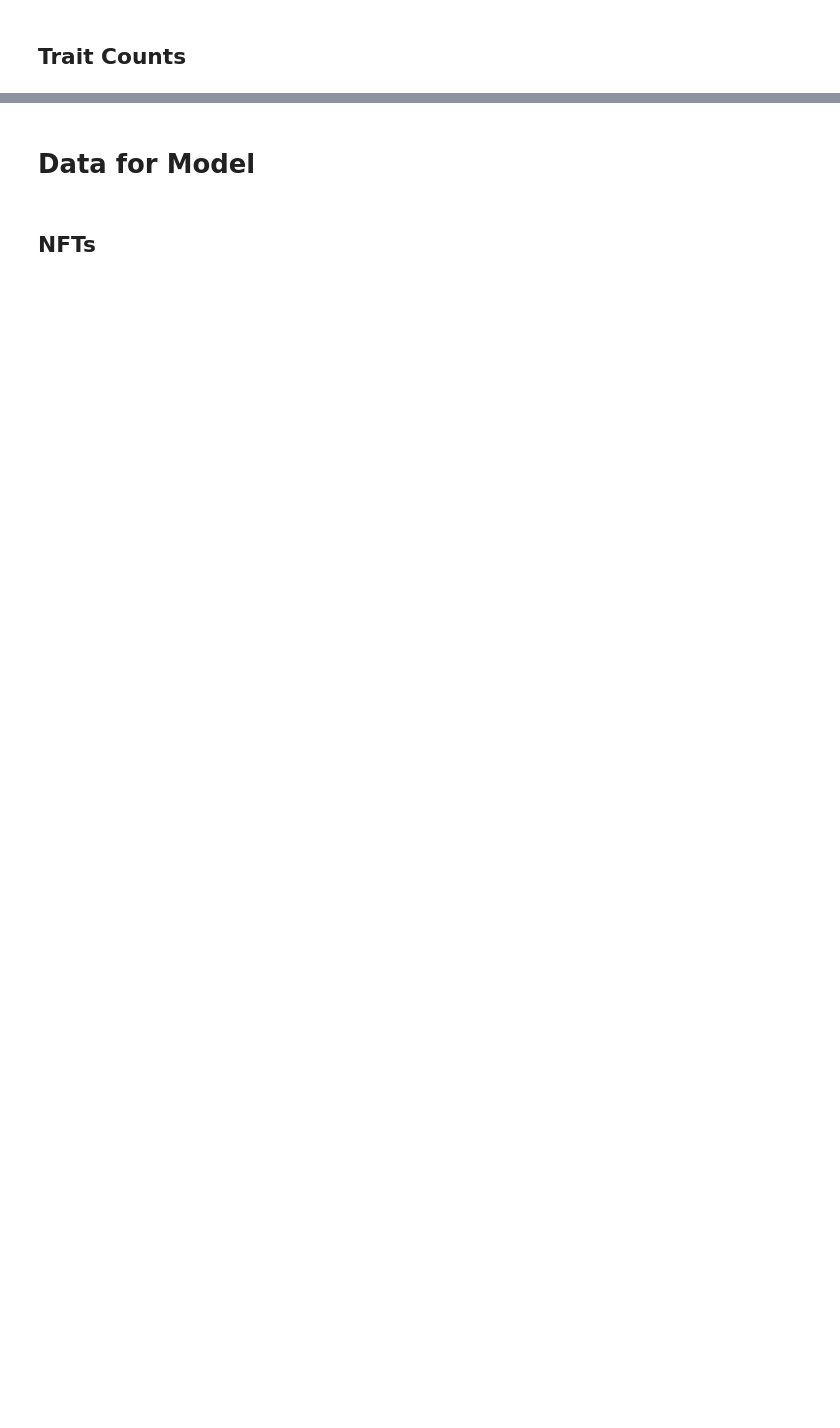
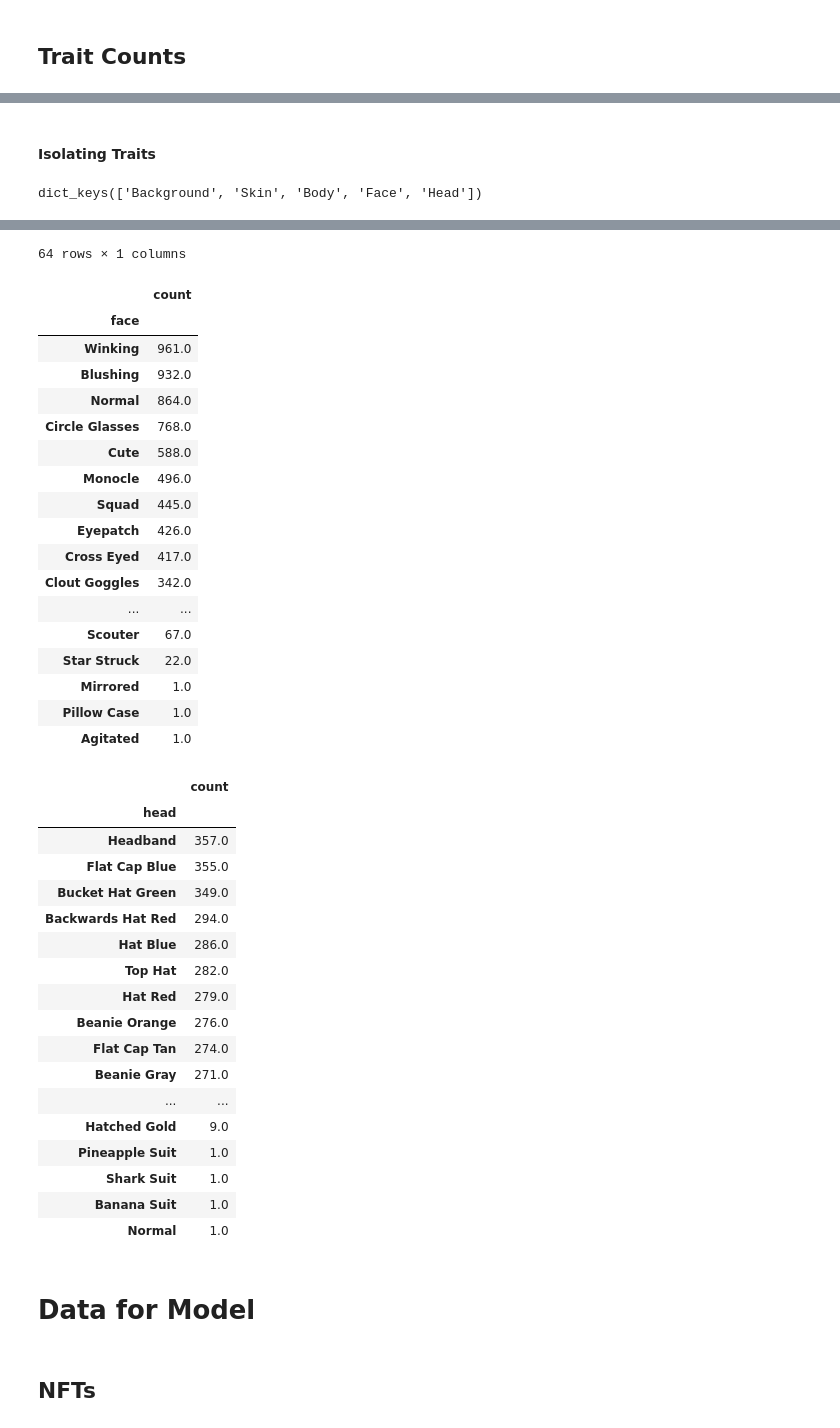
Before and after one commit to Project-3-Anvi-Maria-and-Jacqueline/project3, a Jupyter notebook: api_jacqueline.ipynb, the cells around one changed output, grey strips where cells are left out. Cells and saved outputs as stored; diff of their text form; code cells hidden in the pictures; blank space fills up the shorter version.

Commit message:
4.25 data update

```diff
--- a/api_jacqueline.ipynb
+++ b/api_jacqueline.ipynb
@@ -49,14 +49,9 @@ response = requests.get(url, headers=headers)
 # Formatting as json
 traits_json = response.json()
 
-display(traits_json)
+# get the "counts" and not "categories" key
+traits_json = traits_json.get("counts", [])
 
-# documentation: https://pandas.pydata.org/pandas-docs/stable/reference/api/pandas.json_normalize.html
-# similar to how OneHotEncoder creates new column names
-traits_df = pd.json_normalize(traits_json)
-
-# drop unnecessary datatype columns
-traits_df = traits_df.iloc[:, 5:]
-
-traits_df
+# preview
+traits_json
 # %% [output]
@@ -82,0 +88,30 @@ traits_df
+# %% [markdown]
+#### Isolating Traits
+# %%
+# show all trait keys
+traits_json.keys()
+# %% [output]
+dict_keys(['Background', 'Skin', 'Body', 'Face', 'Head'])
+# %%
+# explode the df
+traits_df_exploded =  pd.DataFrame(traits_json)
+traits_df_exploded = traits_df_exploded.explode("Background")
+
+# create new dfs for each trait, sorted by values
+# if you don't do reset_index(drop=True), it appears as a series
+background_trait_df = traits_df_exploded["Background"].dropna().sort_values(ascending=False).reset_index()
+skin_trait_df = traits_df_exploded["Skin"].dropna().sort_values(ascending=False).reset_index()
+body_trait_df = traits_df_exploded["Body"].dropna().sort_values(ascending=False).reset_index()
+face_trait_df = traits_df_exploded["Face"].dropna().sort_values(ascending=False).reset_index()
+head_trait_df = traits_df_exploded["Head"].dropna().sort_values(ascending=False).reset_index()
+
+# rename columns and set indices
+background_trait_df = background_trait_df.rename(columns={"index":"background", "Background":"count"}).set_index("background")
+skin_trait_df = skin_trait_df.rename(columns={"index":"skin", "Skin":"count"}).set_index("skin")
+body_trait_df = body_trait_df.rename(columns={"index":"body", "Body":"count"}).set_index("body")
+face_trait_df = face_trait_df.rename(columns={"index":"face", "Face":"count"}).set_index("face")
+head_trait_df = head_trait_df.rename(columns={"index":"head", "Head":"count"}).set_index("head")
+
+# display trait dataframes
+display(background_trait_df, skin_trait_df, body_trait_df, face_trait_df, head_trait_df)
+# %% [output]
@@ -83,3 +163,40 @@ traits_df
+64 rows × 1 columns
+|  | count |
+| face |  |
+| Winking | 961.0 |
+| Blushing | 932.0 |
+| Normal | 864.0 |
+| Circle Glasses | 768.0 |
+| Cute | 588.0 |
+| Monocle | 496.0 |
+| Squad | 445.0 |
+| Eyepatch | 426.0 |
+| Cross Eyed | 417.0 |
+| Clout Goggles | 342.0 |
+| ... | ... |
+| Scouter | 67.0 |
+| Star Struck | 22.0 |
+| Mirrored | 1.0 |
+| Pillow Case | 1.0 |
+| Agitated | 1.0 |
+|  | count |
+| head |  |
+| Headband | 357.0 |
+| Flat Cap Blue | 355.0 |
+| Bucket Hat Green | 349.0 |
+| Backwards Hat Red | 294.0 |
+| Hat Blue | 286.0 |
+| Top Hat | 282.0 |
+| Hat Red | 279.0 |
+| Beanie Orange | 276.0 |
+| Flat Cap Tan | 274.0 |
+| Beanie Gray | 271.0 |
+| ... | ... |
+| Hatched Gold | 9.0 |
+| Pineapple Suit | 1.0 |
+| Shark Suit | 1.0 |
+| Banana Suit | 1.0 |
+| Normal | 1.0 |
 # %% [markdown]
 # Data for Model
 # %% [markdown]
```
Also changed, not shown: parts of 16 cells of this notebook, 1 other file.
